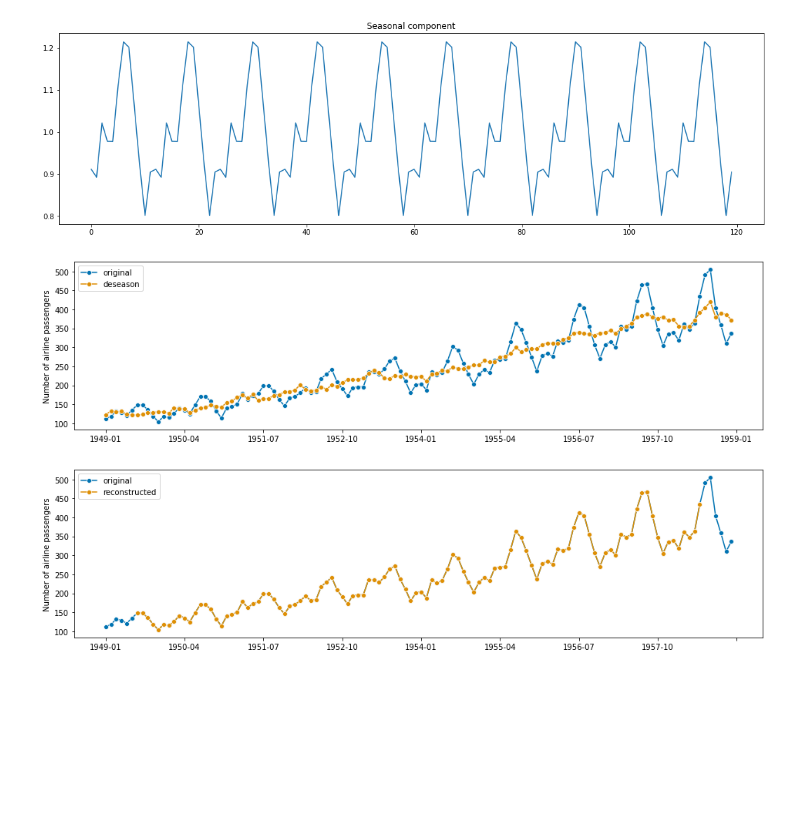
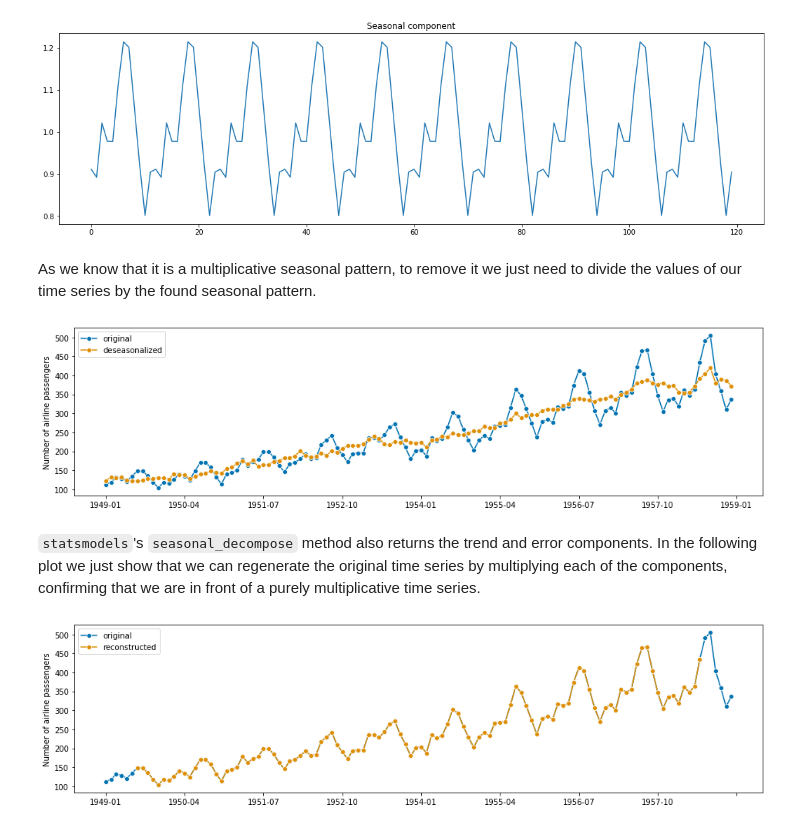
Before and after one commit to claudia-hm/datascience-explained, a Jupyter notebook: time-series/Theta Model.ipynb, the cells around one changed output. Saved outputs shown, nothing was run; the diff lists cells and outputs as text; code cells hidden in the pictures; blank space fills up the shorter version.

````diff
--- a/time-series/Theta Model.ipynb
+++ b/time-series/Theta Model.ipynb
@@ -102,9 +120,13 @@ plt.plot(seasonal)
 plt.show()
 # %% [output]
 [figure]
+# %% [markdown]
+As we know that it is a multiplicative seasonal pattern, to remove it we just need to divide the values of our time series by the found seasonal pattern.
 # %%
 y_deseason = y_train/seasonal
-fig, ax = plot_series(y_train, pd.Series(y_deseason, index=y.index), labels=["original", "deseason"])
+fig, ax = plot_series(y_train, pd.Series(y_deseason, index=y.index), labels=["original", "deseasonalized"])
 # %% [output]
-[figure, old version]
+[figure, new version]
+# %% [markdown]
+```statsmodels```'s ```seasonal_decompose``` method also returns the trend and error components. In the following plot we just show that we can regenerate the original time series by multiplying each of the components, confirming that we are in front of a purely multiplicative time series.
 # %%
````
Also changed, not shown: parts of 41 cells of this notebook.
